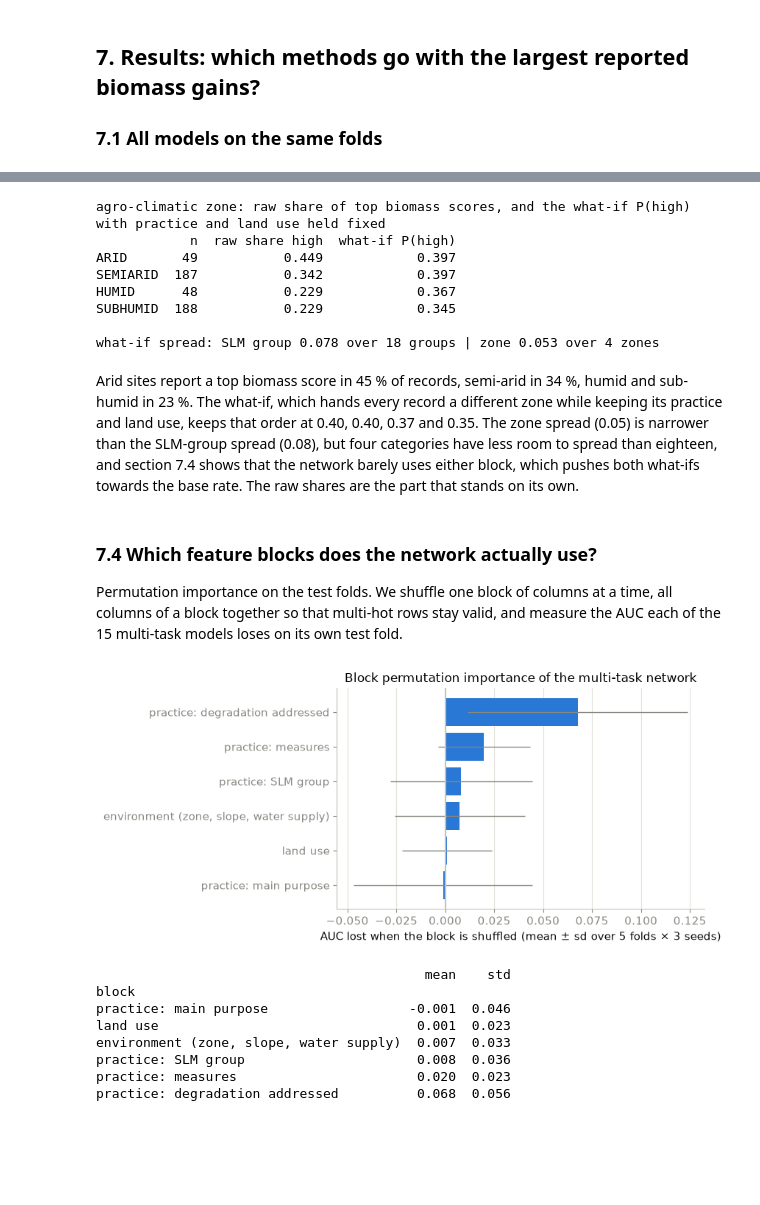
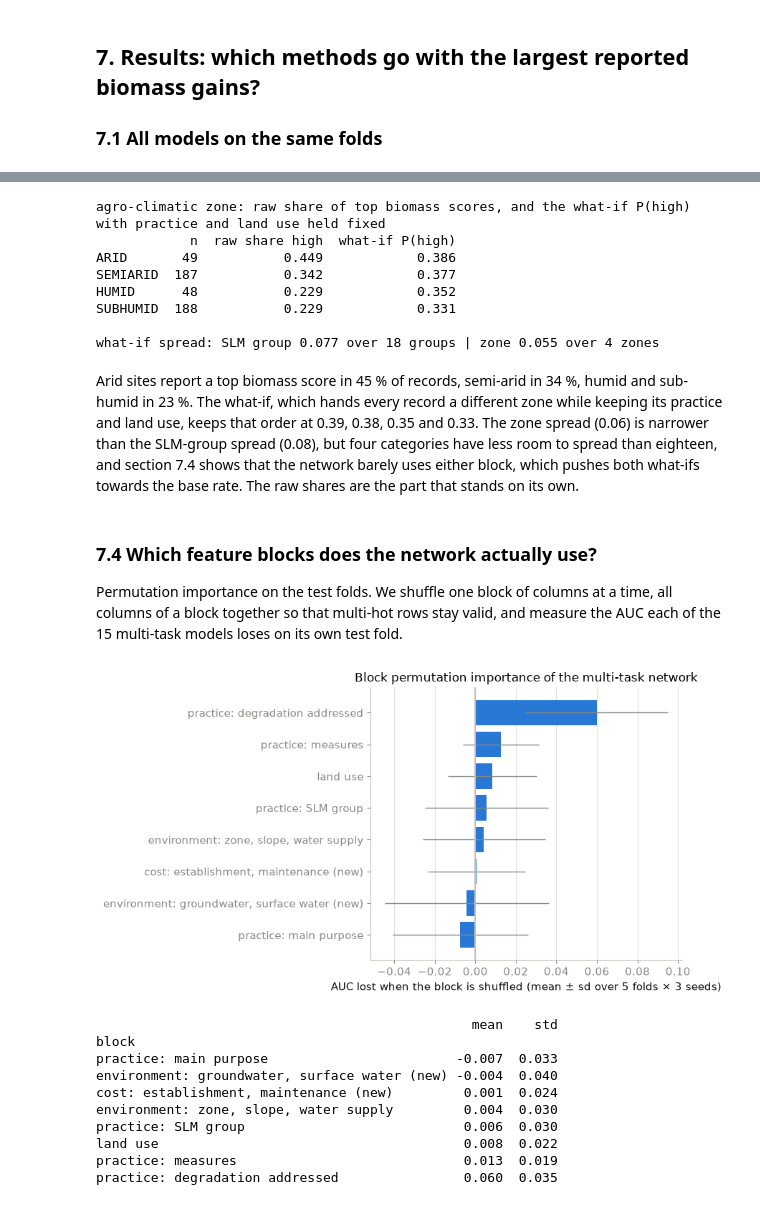
Before and after one commit to nmkearney/CAS-AML-WOCAT, a Jupyter notebook: module2_biodiversity.ipynb, the cells around one changed output, grey strips where cells are left out. Drawn from its saved outputs; the diff is of its cells as text; code cells hidden in the pictures; blank space fills up the shorter version.

```diff
--- a/module2_biodiversity.ipynb
+++ b/module2_biodiversity.ipynb
@@ -321,0 +323,7 @@ slope=MODERATE             environment       -0.368       0.136
+# %%
+# the four new fields level by level: share of 'high' (records in brackets), ordered levels first, then the missing answers
+ORDER = {"groundwater": ["ONSURFACE", "LESS_5M", "5_50M", "50M_PLUS"], "surfacewater": ["EXCESS", "GOOD", "MEDIUM", "POOR"],
+         "establishment_cost": COST_LEVELS, "maintenance_cost": COST_LEVELS}
+for f in NEW:
+    share = pd.Series(y).groupby(data[f].fillna("missing").to_numpy()).agg(["mean", "size"])
+    print(f"{f:19s} " + " | ".join(f"{lvl} {share.loc[lvl, 'mean']:.2f} ({share.loc[lvl, 'size']})" for lvl in ORDER[f] + ["missing"] if lvl in share.index))
@@ -340,13 +353,15 @@ main_purpose   0.42 (81)   0.32 (77)   0.18 (55)  0.34 (53)  0.27 (157)
 
 Spearman correlation of the count with the label: slm_group +0.01, measures +0.16, degradation +0.21, main_purpose -0.03
 # %%
-# the count as a predictor in its own right: two integers (degradation types and measures ticked) against the 82 fields
+# feature sets against each other, same model and folds: what is in the fields vs. how many answers are ticked
+X_new_only = X_df.loc[:, [c for c in X_df.columns if FIELD_OF[c] in NEW]].to_numpy(dtype=np.float32)
+X_without_new = X_df.loc[:, [c for c in X_df.columns if FIELD_OF[c] not in NEW]].to_numpy(dtype=np.float32)
 X_counts = ticked[["degradation", "measures"]].to_numpy(dtype=np.float32)
 count_rows = []
-for feats, Xv in [("two counts only", X_counts), ("82 one-hot fields (section 3)", X), ("82 fields + two counts", np.hstack([X, X_counts]))]:
+for feats, Xv in [("the four new fields only", X_new_only), ("the other plan fields", X_without_new), ("all plan fields (section 3)", X),
+                  ("two counts only (degradation types, measures)", X_counts), ("all plan fields + two counts", np.hstack([X, X_counts]))]:
     auc = pd.DataFrame(cv_sklearn(make_logreg, Xv, y, FOLDS))["AUC"]
     count_rows.append({"features": feats, "columns": Xv.shape[1], "AUC": auc.mean(), "sd": auc.std()})
-print("the same folds and model, with the number of ticked answers as features:")
 print(pd.DataFrame(count_rows).set_index("features").round(3).to_string())
 print()
 t0 = time.time()
@@ -529,12 +543,6 @@ def masked_mse(y_true, y_pred):
     y_true = keras.ops.where(mask, y_true, keras.ops.zeros_like(y_true))
     m = keras.ops.cast(mask, y_pred.dtype)
     return keras.ops.sum(keras.ops.square(y_true - y_pred) * m) / keras.ops.maximum(keras.ops.sum(m), 1.0)
-
-def masked_mae(y_true, y_pred):
-    mask = keras.ops.logical_not(keras.ops.isnan(y_true))
-    y_true = keras.ops.where(mask, y_true, keras.ops.zeros_like(y_true))
-    m = keras.ops.cast(mask, y_pred.dtype)
-    return keras.ops.sum(keras.ops.abs(y_true - y_pred) * m) / keras.ops.maximum(keras.ops.sum(m), 1.0)
 
 def build_multitask(indicator_bias=None, hidden=(128, 64), dropout=0.3, l2=1e-4, lr=1e-3, indicator_weight=0.5):
     inp = keras.Input(shape=(X.shape[1],), name="onehot")
@@ -547,10 +555,9 @@ def build_multitask(indicator_bias=None, hidden=(128, 64), dropout=0.3, l2=1e-4,
     model = keras.Model(inp, {"bio_high": out_high, "indicators": out_ind})
     model.compile(optimizer=keras.optimizers.Adam(learning_rate=lr),
                   loss={"bio_high": "binary_crossentropy", "indicators": masked_mse},
-                  loss_weights={"bio_high": 1.0, "indicators": indicator_weight},
-                  metrics={"bio_high": [keras.metrics.AUC(name="auc")], "indicators": [masked_mae]})
+                  loss_weights={"bio_high": 1.0, "indicators": indicator_weight})
     return model
 
-scores_C, models_C = run_keras_seeds(lambda idx: build_multitask(indicator_bias=np.nanmean(Y_IND[idx], axis=0)),
-                                     X, extra_targets={"indicators": Y_IND}, name="2. Multi-task net (8 indicators + high/low)")
+_, models_C = run_keras_seeds(lambda idx: build_multitask(indicator_bias=np.nanmean(Y_IND[idx], axis=0)),
+                              X, extra_targets={"indicators": Y_IND}, name="2. Multi-task net (8 indicators + high/low)")
 # %% [output]
@@ -693,10 +690,13 @@ Logistic regression on five variants of the problem: the biomass target split bo
 EXTRA = ["rainfall", "altitude", "landform", "soil_depth", "soil_texture", "topsoil_organic",   # fields the research plan does not list
          "market_orientation", "mechanisation", "land_size", "wealth"]
 X_research = encode_onehot(wocat)
-X_extended = encode_onehot(wocat, SINGLE + EXTRA, MULTI)
+FEATURES = {"plan fields": X_research,
+            "plan fields without the 4 new": X_research.loc[:, [c for c in X_research.columns if FIELD_OF[c] not in NEW]],
+            "plan fields + 10 extra": encode_onehot(wocat, SINGLE + EXTRA, MULTI)}
 biomass, mean8 = bio_all[TARGET], bio_all["bio_mean"]
 VARIANTS = [  # (target, split, features, label, rows)
     ("biomass", "> median (+3 vs rest)", "plan fields", biomass > MEDIAN, biomass.notna()),
+    ("biomass", "> median (+3 vs rest)", "plan fields without the 4 new", biomass > MEDIAN, biomass.notna()),
     ("biomass", ">= median (+2, +3 vs rest)", "plan fields", biomass >= MEDIAN, biomass.notna()),
     ("biomass", "> median (+3 vs rest)", "plan fields + 10 extra", biomass > MEDIAN, biomass.notna()),
     ("8-indicator mean", "> its median", "plan fields", mean8 > mean8.median(), mean8.notna()),
@@ -705,7 +705,7 @@ VARIANTS = [  # (target, split, features, label, rows)
 rows = []
 for target, split, feats, label, keep in VARIANTS:
     ids = bio_all.loc[keep, "technology_id"]
-    Xv = (X_research if feats == "plan fields" else X_extended).loc[ids].to_numpy(dtype=np.float32)
+    Xv = FEATURES[feats].loc[ids].to_numpy(dtype=np.float32)
     yv, gv = label[keep].astype(int).to_numpy(), bio_all.loc[keep, "country_name"].to_numpy()
     folds_v = list(StratifiedGroupKFold(n_splits=5, shuffle=True, random_state=SEED).split(Xv, yv, gv))
     row = {"target": target, "split": split, "features": f"{feats} ({Xv.shape[1]})", "records": len(yv), "share high": yv.mean()}
@@ -804,7 +800,7 @@ WATERHARVESTING     32           0.156             0.324
 ZONE_COL = {c.split("=")[1]: j for j, c in enumerate(X_df.columns) if c.startswith("agroclimatic_zone=")}
 def what_if_zone(zone):
     Xz = X.copy(); Xz[:, list(ZONE_COL.values())] = 0.0; Xz[:, ZONE_COL[zone]] = 1.0
-    return float(oof_predict(Xz)[0].mean())
+    return float(oof_predict(Xz).mean())
 
 zone_whatif = pd.Series({z: what_if_zone(z) for z in ZONE_COL if z != "MISSING"})
 raw_by_zone = pd.Series(y, index=data.index).groupby(data["agroclimatic_zone"]).agg(["size", "mean"])
@@ -816,49 +812,53 @@ print(f"\nwhat-if spread: SLM group {slm_spread:.3f} over {len(adjusted)} groups
 # %% [output]
 agro-climatic zone: raw share of top biomass scores, and the what-if P(high) with practice and land use held fixed
             n  raw share high  what-if P(high)
-ARID       49           0.449            0.397
-SEMIARID  187           0.342            0.397
-HUMID      48           0.229            0.367
-SUBHUMID  188           0.229            0.345
+ARID       49           0.449            0.386
+SEMIARID  187           0.342            0.377
+HUMID      48           0.229            0.352
+SUBHUMID  188           0.229            0.331
 
-what-if spread: SLM group 0.078 over 18 groups | zone 0.053 over 4 zones
+what-if spread: SLM group 0.077 over 18 groups | zone 0.055 over 4 zones
 # %% [markdown]
-Arid sites report a top biomass score in 45 % of records, semi-arid in 34 %, humid and sub-humid in 23 %. The what-if, which hands every record a different zone while keeping its practice and land use, keeps that order at 0.40, 0.40, 0.37 and 0.35. The zone spread (0.05) is narrower than the SLM-group spread (0.08), but four categories have less room to spread than eighteen, and section 7.4 shows that the network barely uses either block, which pushes both what-ifs towards the base rate. The raw shares are the part that stands on its own.
+Arid sites report a top biomass score in 45 % of records, semi-arid in 34 %, humid and sub-humid in 23 %. The what-if, which hands every record a different zone while keeping its practice and land use, keeps that order at 0.39, 0.38, 0.35 and 0.33. The zone spread (0.06) is narrower than the SLM-group spread (0.08), but four categories have less room to spread than eighteen, and section 7.4 shows that the network barely uses either block, which pushes both what-ifs towards the base rate. The raw shares are the part that stands on its own.
 # %% [markdown]
 ### 7.4 Which feature blocks does the network actually use?
 
 Permutation importance on the test folds. We shuffle one block of columns at a time, all columns of a block together so that multi-hot rows stay valid, and measure the AUC each of the 15 multi-task models loses on its own test fold.
 # %%
-BLOCKS = {"environment (zone, slope, water supply)": [j for j, c in enumerate(X_df.columns) if FIELD_OF[c] in ENVIRONMENT],
+BLOCKS = {"environment: zone, slope, water supply": [j for j, c in enumerate(X_df.columns) if FIELD_OF[c] in ("agroclimatic_zone", "slope", "watersupply")],
+          "environment: groundwater, surface water (new)": [j for j, c in enumerate(X_df.columns) if FIELD_OF[c] in ("groundwater", "surfacewater")],
+          "cost: establishment, maintenance (new)": [j for j, c in enumerate(X_df.columns) if FIELD_OF[c] in COST],
           "land use": [j for j, c in enumerate(X_df.columns) if FIELD_OF[c] in LAND_USE],
           "practice: SLM group": [j for j, c in enumerate(X_df.columns) if FIELD_OF[c] == "slm_group"],
           "practice: measures": [j for j, c in enumerate(X_df.columns) if FIELD_OF[c] == "measures"],
           "practice: degradation addressed": [j for j, c in enumerate(X_df.columns) if FIELD_OF[c] == "degradation"],
           "practice: main purpose": [j for j, c in enumerate(X_df.columns) if FIELD_OF[c] == "main_purpose"]}
 rng = np.random.default_rng(SEED); rows = []
 for model, (tr, te) in zip(models_C, FOLDS * len(SEEDS)):
     base = roc_auc_score(y[te], model.predict(X[te], verbose=0)["bio_high"].ravel())
     for name, cols in BLOCKS.items():
         drops = []
         for _ in range(5):
             Xp = X[te].copy(); Xp[:, cols] = Xp[rng.permutation(len(te))][:, cols]
             drops.append(base - roc_auc_score(y[te], model.predict(Xp, verbose=0)["bio_high"].ravel()))
         rows.append({"block": name, "AUC drop": np.mean(drops)})
 block_imp = pd.DataFrame(rows).groupby("block")["AUC drop"].agg(["mean", "std"]).sort_values("mean")
-fig, ax = plt.subplots(figsize=(8.5, 4))
+fig, ax = plt.subplots(figsize=(8.5, 4.8))
 ax.barh(block_imp.index, block_imp["mean"], xerr=block_imp["std"], color=C_BLUE, error_kw=dict(ecolor=INK_MUTED, lw=1))
 ax.axvline(0, color=NEUTRAL); ax.set_xlabel("AUC lost when the block is shuffled (mean ± sd over 5 folds × 3 seeds)")
-ax.set_title("Block permutation importance of the multi-task network"); tidy(ax, "x")
+ax.set_title("Block permutation importance of the multi-task network"); ax.grid(True, axis="x")
 plt.tight_layout(); plt.show()
 print(block_imp.round(3).to_string())
 # %% [output]
-[figure, old version]
+[figure, new version]
-                                          mean    std
+                                                mean    std
 block
-practice: main purpose                  -0.001  0.046
-land use                                 0.001  0.023
-environment (zone, slope, water supply)  0.007  0.033
-practice: SLM group                      0.008  0.036
-practice: measures                       0.020  0.023
-practice: degradation addressed          0.068  0.056
+practice: main purpose                        -0.007  0.033
+environment: groundwater, surface water (new) -0.004  0.040
+cost: establishment, maintenance (new)         0.001  0.024
+environment: zone, slope, water supply         0.004  0.030
+practice: SLM group                            0.006  0.030
+land use                                       0.008  0.022
+practice: measures                             0.013  0.019
+practice: degradation addressed                0.060  0.035
 # %% [markdown]
```
Also changed, not shown: parts of 35 cells of this notebook.
